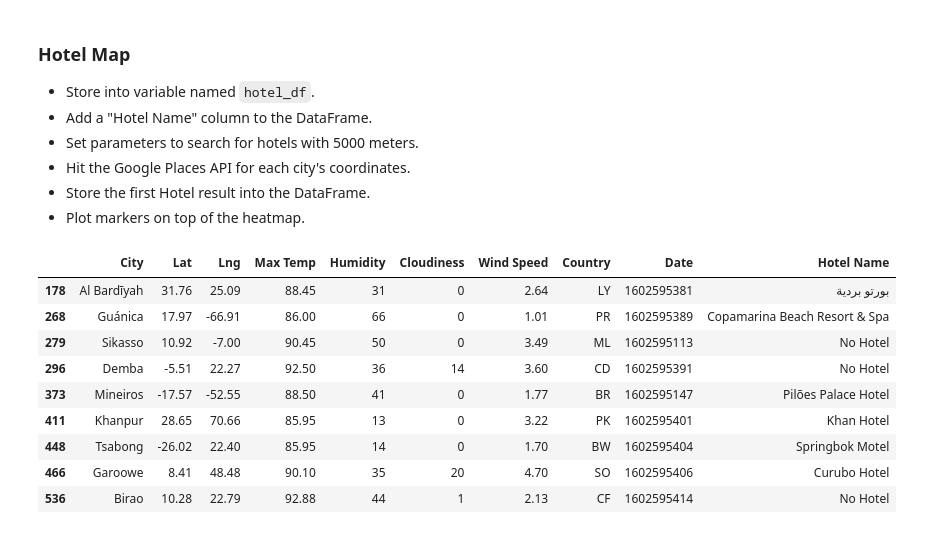
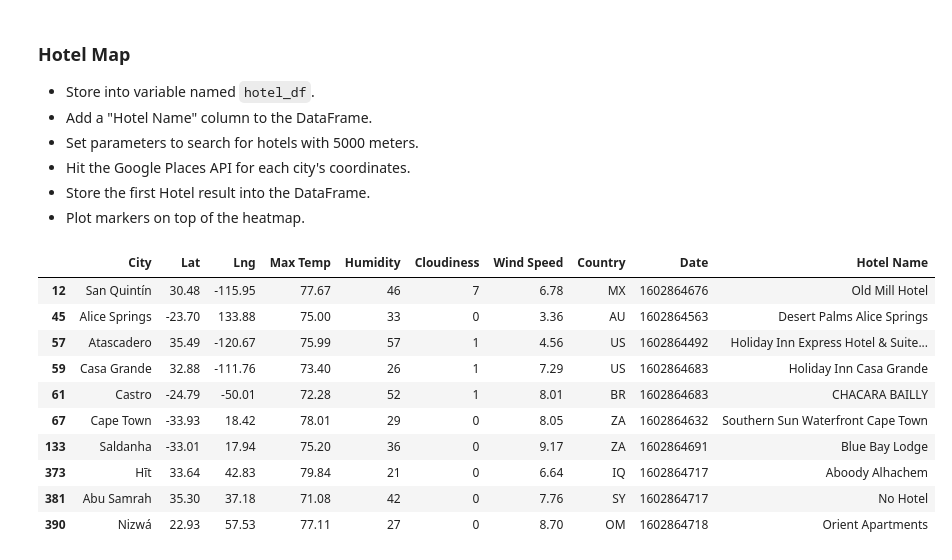
Before and after one commit to jlubranos/api-challenge, a Jupyter notebook: starter_code/VacationPy.ipynb, the cells around one changed output. Drawn from its saved outputs; the diff is of its cells as text; code cells hidden in the pictures.

```diff
--- a/starter_code/VacationPy.ipynb
+++ b/starter_code/VacationPy.ipynb
@@ -59,16 +58,17 @@ fig
 * Narrow down the cities to fit weather conditions.
 * Drop any rows will null values.
 # %%
-hitemp=95
-lwtemp=85
-humidity=85
+# I included humidity level as well as the temp, cloudiness and windspeed.
+hitemp=80
+lwtemp=70
+humidity=60
 cloudiness=25
-windspeed=5
+windspeed=10
 my_spots_df=cities_df.loc[
-                    (cities_df['Max Temp']>lwtemp) & (cities_df['Max Temp']<hitemp) &
-                    (cities_df['Humidity']<humidity) &
-                    (cities_df['Cloudiness']<cloudiness) &
-                    (cities_df['Wind Speed']<windspeed)
+                    (cities_df['Max Temp']>=lwtemp) & (cities_df['Max Temp']<=hitemp) &
+                    (cities_df['Humidity']<=humidity) &
+                    (cities_df['Cloudiness']<=cloudiness) &
+                    (cities_df['Wind Speed']<=windspeed)
                     ,:]
 my_spots_df
 # %% [output]
@@ -91,40 +94,46 @@ my_spots_df
 * Store the first Hotel result into the DataFrame.
 * Plot markers on top of the heatmap.
 # %%
+#Limit lookups to 10 vacation spots.
+lookup_limit=10
 hotel_df=my_spots_df.copy()
 hotel_df['Hotel Name']=''
 
 params={
         "query":'hotel',
         "radius":5000,
         "type":"lodging",
         "language":"en",
         "key":g_key
 }
 
 base_url="https://maps.googleapis.com/maps/api/place/nearbysearch/json"
-
+x=0
 for index, row in hotel_df.iterrows():
+    if (x==lookup_limit):
+        break
+    x+=1
     lat=row['Lat']
     lng=row['Lng']
     params['location']=f"{lat},{lng}"
     hotel_names=requests.get(base_url,params=params).json()
     try:
         hotel_df.loc[index,"Hotel Name"]=hotel_names["results"][0]["name"]
     except:
         hotel_df.loc[index,"Hotel Name"]="No Hotel"
-hotel_df
+hotel_df.head(lookup_limit)
 # %% [output]
 |  | City | Lat | Lng | Max Temp | Humidity | Cloudiness | Wind Speed | Country | Date | Hotel Name |
-| 178 | Al Bardīyah | 31.76 | 25.09 | 88.45 | 31 | 0 | 2.64 | LY | 1602595381 | بورتو بردية |
-| 268 | Guánica | 17.97 | -66.91 | 86.00 | 66 | 0 | 1.01 | PR | 1602595389 | Copamarina Beach Resort & Spa |
-| 279 | Sikasso | 10.92 | -7.00 | 90.45 | 50 | 0 | 3.49 | ML | 1602595113 | No Hotel |
-| 296 | Demba | -5.51 | 22.27 | 92.50 | 36 | 14 | 3.60 | CD | 1602595391 | No Hotel |
-| 373 | Mineiros | -17.57 | -52.55 | 88.50 | 41 | 0 | 1.77 | BR | 1602595147 | Pilões Palace Hotel |
-| 411 | Khanpur | 28.65 | 70.66 | 85.95 | 13 | 0 | 3.22 | PK | 1602595401 | Khan Hotel |
-| 448 | Tsabong | -26.02 | 22.40 | 85.95 | 14 | 0 | 1.70 | BW | 1602595404 | Springbok Motel |
-| 466 | Garoowe | 8.41 | 48.48 | 90.10 | 35 | 20 | 4.70 | SO | 1602595406 | Curubo Hotel |
-| 536 | Birao | 10.28 | 22.79 | 92.88 | 44 | 1 | 2.13 | CF | 1602595414 | No Hotel |
+| 12 | San Quintín | 30.48 | -115.95 | 77.67 | 46 | 7 | 6.78 | MX | 1602864676 | Old Mill Hotel |
+| 45 | Alice Springs | -23.70 | 133.88 | 75.00 | 33 | 0 | 3.36 | AU | 1602864563 | Desert Palms Alice Springs |
+| 57 | Atascadero | 35.49 | -120.67 | 75.99 | 57 | 1 | 4.56 | US | 1602864492 | Holiday Inn Express Hotel & Suite... |
+| 59 | Casa Grande | 32.88 | -111.76 | 73.40 | 26 | 1 | 7.29 | US | 1602864683 | Holiday Inn Casa Grande |
+| 61 | Castro | -24.79 | -50.01 | 72.28 | 52 | 1 | 8.01 | BR | 1602864683 | CHACARA BAILLY |
+| 67 | Cape Town | -33.93 | 18.42 | 78.01 | 29 | 0 | 8.05 | ZA | 1602864632 | Southern Sun Waterfront Cape Town |
+| 133 | Saldanha | -33.01 | 17.94 | 75.20 | 36 | 0 | 9.17 | ZA | 1602864691 | Blue Bay Lodge |
+| 373 | Hīt | 33.64 | 42.83 | 79.84 | 21 | 0 | 6.64 | IQ | 1602864717 | Aboody Alhachem |
+| 381 | Abu Samrah | 35.30 | 37.18 | 71.08 | 42 | 0 | 7.76 | SY | 1602864717 | No Hotel |
+| 390 | Nizwá | 22.93 | 57.53 | 77.11 | 27 | 0 | 8.70 | OM | 1602864718 | Orient Apartments |
 # %%
 # NOTE: Do not change any of the code in this cell
 
```
Also changed, not shown: parts of 3 cells of this notebook, 1 other file.
